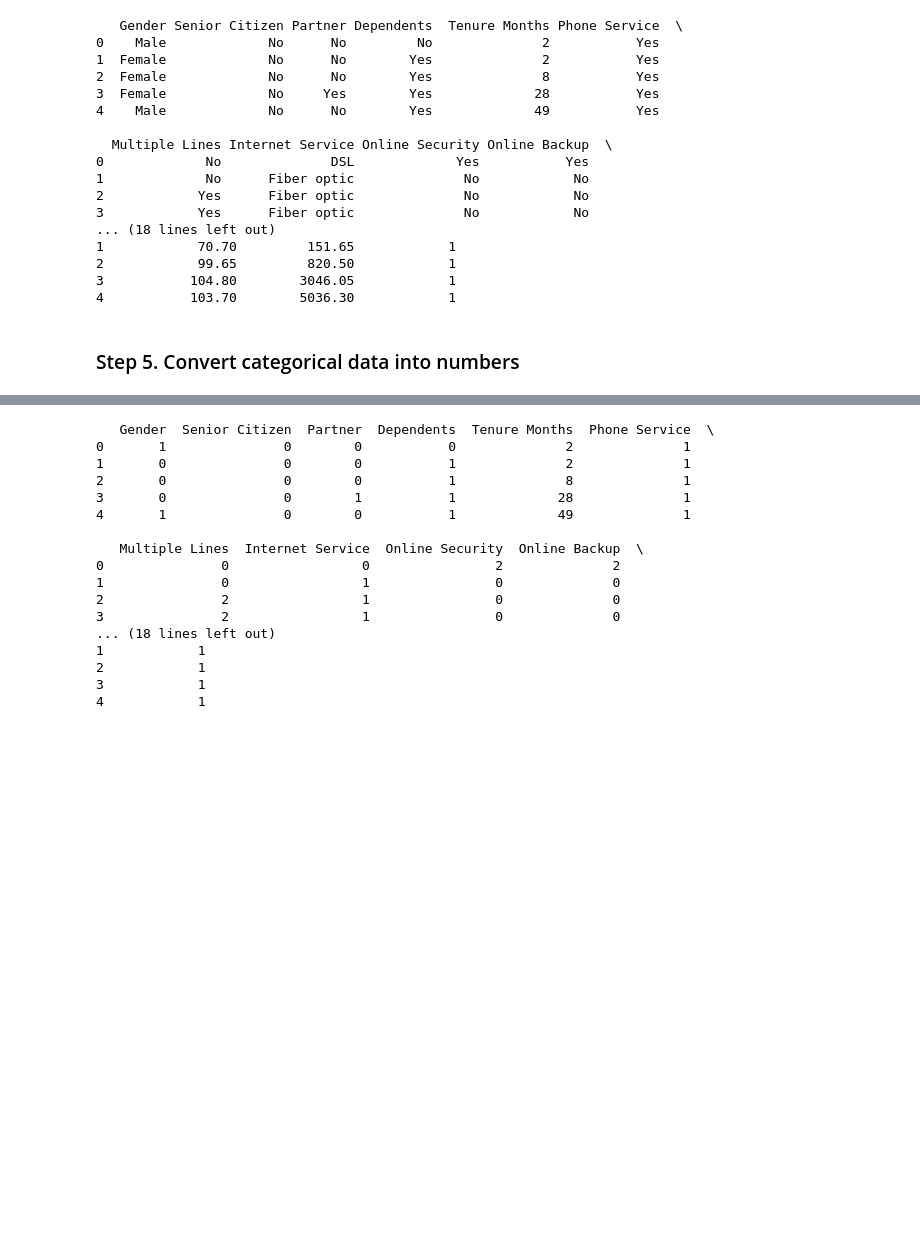
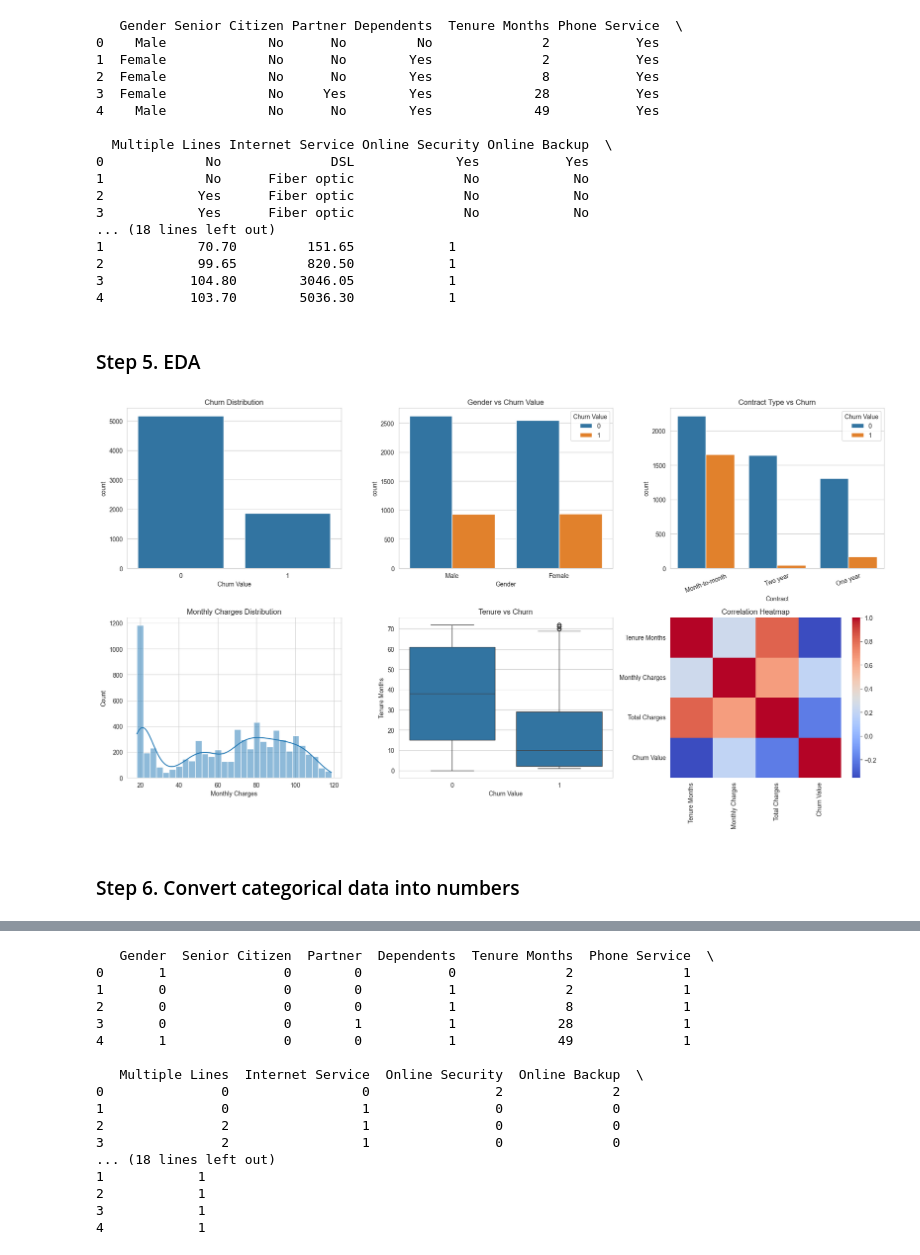
Before and after one commit to sainibunty2309-del/Customer-churn-prediction-ML, a Jupyter notebook: churn.ipynb, the cells around one changed output, grey strips where cells are left out. Saved outputs shown, nothing was run; the diff lists cells and outputs as text; code cells hidden in the pictures; blank space fills up the shorter version.

```diff
--- a/churn.ipynb
+++ b/churn.ipynb
@@ -88,8 +88,45 @@ print(df.head(5))
 2            99.65         820.50            1
 3           104.80        3046.05            1
 4           103.70        5036.30            1
+# %% [markdown]
+###  Step 5. EDA
+# %%
+sns.set_style("whitegrid")
+
+fig, axes = plt.subplots(2, 3, figsize=(18,10))
+
+# 1 Churn Distribution
+sns.countplot(x='Churn Value', data=df, ax=axes[0,0])
+axes[0,0].set_title("Churn Distribution")
+
+# 2 Gender vs Churn
+sns.countplot(x='Gender', hue='Churn Value', data=df, ax=axes[0,1])
+axes[0,1].set_title("Gender vs Churn Value")
+
+# 3 Contract vs Churn
+sns.countplot(x='Contract', hue='Churn Value', data=df, ax=axes[0,2])
+axes[0,2].set_title("Contract Type vs Churn")
+axes[0,2].tick_params(axis='x', rotation=20)
+
+# 4 Monthly Charges Distribution
+sns.histplot(df['Monthly Charges'], bins=30, kde=True, ax=axes[1,0])
+axes[1,0].set_title("Monthly Charges Distribution")
+
+# 5 Tenure vs Churn
+sns.boxplot(x='Churn Value', y='Tenure Months', data=df, ax=axes[1,1])
+axes[1,1].set_title("Tenure vs Churn")
+
+# 6 Correlation Heatmap
+numeric_df = df.select_dtypes(include=['int64','float64'])
+sns.heatmap(numeric_df.corr(), cmap='coolwarm', ax=axes[1,2])
+axes[1,2].set_title("Correlation Heatmap")
+
+plt.tight_layout()
+plt.show()
+# %% [output]
+[figure, added]
 # %% [markdown]
-### Step 5. Convert categorical data into numbers
+### Step 6. Convert categorical data into numbers
 # %%
 df.info()
 # %% [output]
```
Also changed, not shown: parts of 22 cells of this notebook.
